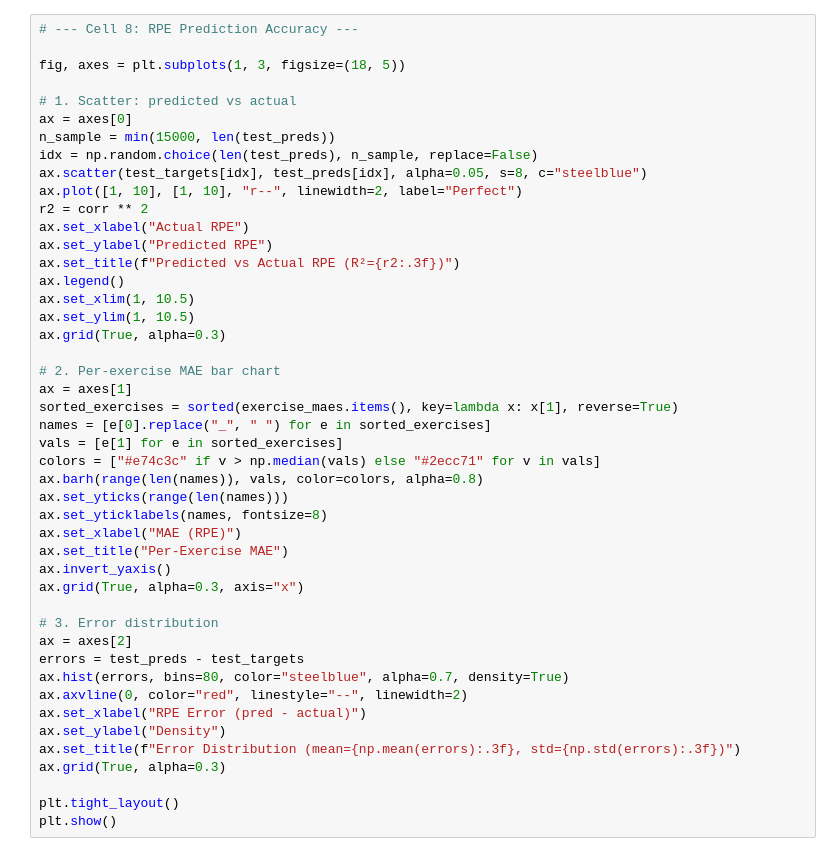
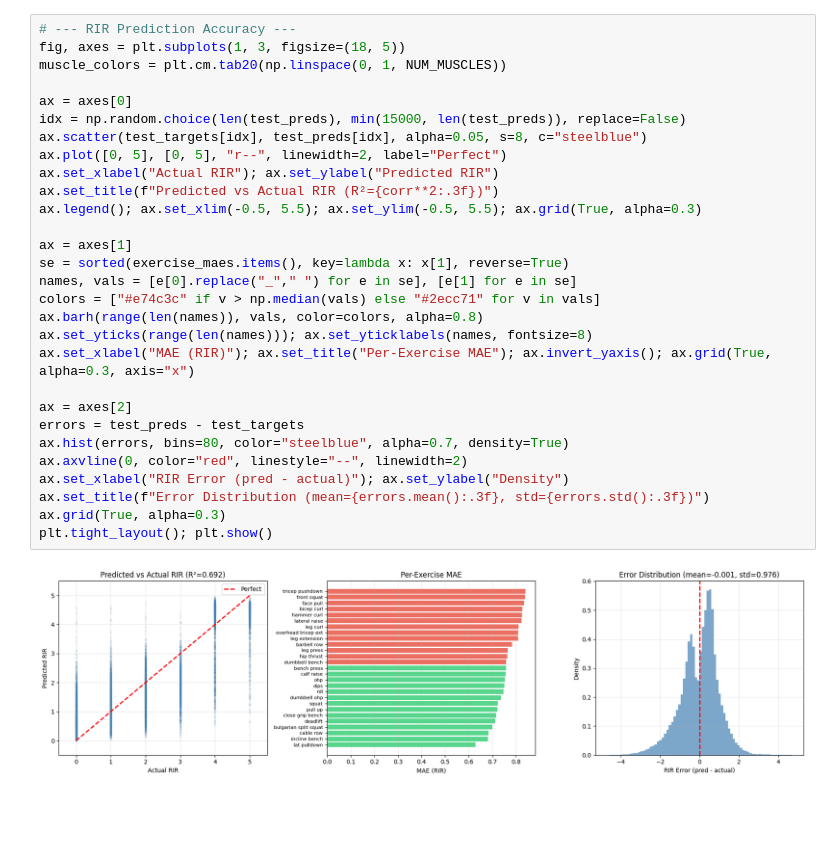
Before and after one commit to deepgain/mpc-poc, a Jupyter notebook: explore_model.ipynb, the cells around one changed output. Drawn from its saved outputs; the diff is of its cells as text; blank space fills up the shorter version.

```diff
--- a/explore_model.ipynb
+++ b/explore_model.ipynb
@@ -452,47 +256,32 @@ plt.show()
 # %%
-# --- Cell 8: RPE Prediction Accuracy ---
+# --- RIR Prediction Accuracy ---
+fig, axes = plt.subplots(1, 3, figsize=(18, 5))
+muscle_colors = plt.cm.tab20(np.linspace(0, 1, NUM_MUSCLES))
 
-fig, axes = plt.subplots(1, 3, figsize=(18, 5))
+ax = axes[0]
+idx = np.random.choice(len(test_preds), min(15000, len(test_preds)), replace=False)
+ax.scatter(test_targets[idx], test_preds[idx], alpha=0.05, s=8, c="steelblue")
+ax.plot([0, 5], [0, 5], "r--", linewidth=2, label="Perfect")
+ax.set_xlabel("Actual RIR"); ax.set_ylabel("Predicted RIR")
+ax.set_title(f"Predicted vs Actual RIR (R²={corr**2:.3f})")
+ax.legend(); ax.set_xlim(-0.5, 5.5); ax.set_ylim(-0.5, 5.5); ax.grid(True, alpha=0.3)
 
-# 1. Scatter: predicted vs actual
-ax = axes[0]
-n_sample = min(15000, len(test_preds))
-idx = np.random.choice(len(test_preds), n_sample, replace=False)
-ax.scatter(test_targets[idx], test_preds[idx], alpha=0.05, s=8, c="steelblue")
-ax.plot([1, 10], [1, 10], "r--", linewidth=2, label="Perfect")
-r2 = corr ** 2
-ax.set_xlabel("Actual RPE")
-ax.set_ylabel("Predicted RPE")
-ax.set_title(f"Predicted vs Actual RPE (R²={r2:.3f})")
-ax.legend()
-ax.set_xlim(1, 10.5)
-ax.set_ylim(1, 10.5)
-ax.grid(True, alpha=0.3)
-
-# 2. Per-exercise MAE bar chart
 ax = axes[1]
-sorted_exercises = sorted(exercise_maes.items(), key=lambda x: x[1], reverse=True)
-names = [e[0].replace("_", " ") for e in sorted_exercises]
-vals = [e[1] for e in sorted_exercises]
+se = sorted(exercise_maes.items(), key=lambda x: x[1], reverse=True)
+names, vals = [e[0].replace("_"," ") for e in se], [e[1] for e in se]
 colors = ["#e74c3c" if v > np.median(vals) else "#2ecc71" for v in vals]
 ax.barh(range(len(names)), vals, color=colors, alpha=0.8)
-ax.set_yticks(range(len(names)))
-ax.set_yticklabels(names, fontsize=8)
-ax.set_xlabel("MAE (RPE)")
-ax.set_title("Per-Exercise MAE")
-ax.invert_yaxis()
-ax.grid(True, alpha=0.3, axis="x")
+ax.set_yticks(range(len(names))); ax.set_yticklabels(names, fontsize=8)
+ax.set_xlabel("MAE (RIR)"); ax.set_title("Per-Exercise MAE"); ax.invert_yaxis(); ax.grid(True, alpha=0.3, axis="x")
 
-# 3. Error distribution
 ax = axes[2]
 errors = test_preds - test_targets
 ax.hist(errors, bins=80, color="steelblue", alpha=0.7, density=True)
 ax.axvline(0, color="red", linestyle="--", linewidth=2)
-ax.set_xlabel("RPE Error (pred - actual)")
-ax.set_ylabel("Density")
-ax.set_title(f"Error Distribution (mean={np.mean(errors):.3f}, std={np.std(errors):.3f})")
+ax.set_xlabel("RIR Error (pred - actual)"); ax.set_ylabel("Density")
+ax.set_title(f"Error Distribution (mean={errors.mean():.3f}, std={errors.std():.3f})")
 ax.grid(True, alpha=0.3)
-
-plt.tight_layout()
-plt.show()
+plt.tight_layout(); plt.show()
+# %% [output]
+[figure, added]
 # %%
```
Also changed, not shown: parts of 21 cells of this notebook, 5 other files.
